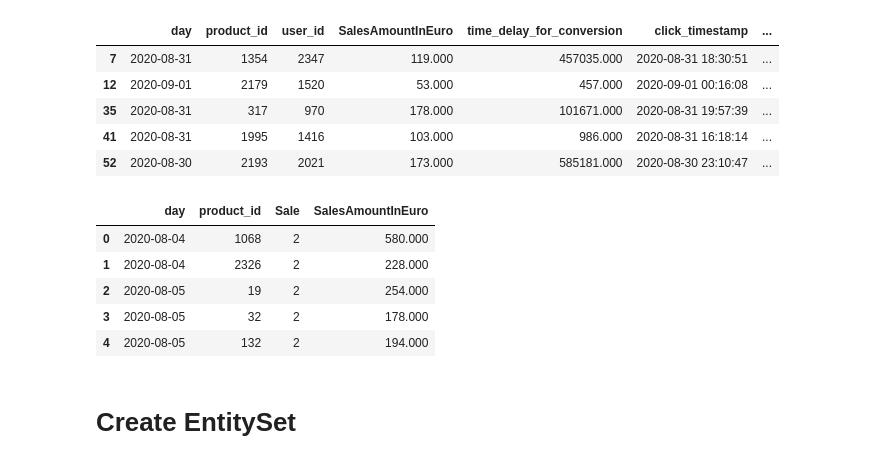
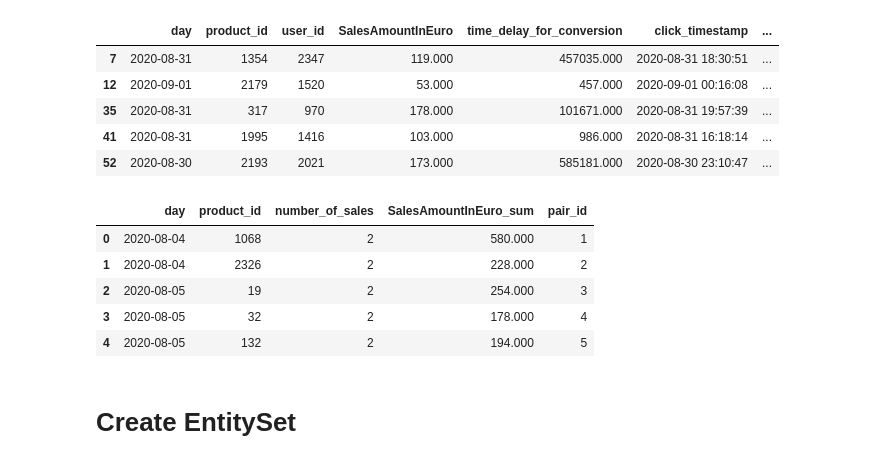
Before and after one commit to anras5/Criteo-Search-Data, a Jupyter notebook: dfs_criteo.ipynb, the cells around one changed output. Cells and saved outputs as stored; diff of their text form; code cells hidden in the pictures.

```diff
--- a/dfs_criteo.ipynb
+++ b/dfs_criteo.ipynb
@@ -146,15 +146,17 @@ df_transactions.head()
 # %%
 df_days_products = df_raw_encoded.groupby(['day', 'product_id']).agg({'Sale': 'size', 'SalesAmountInEuro': 'sum'})
 
+df_days_products.rename({'Sale': 'number_of_sales', 'SalesAmountInEuro': 'SalesAmountInEuro_sum'}, axis=1, inplace=True)
+df_days_products['pair_id'] = np.arange(1, len(df_days_products)+1)
 df_days_products.reset_index(inplace=True)
 df_days_products.head()
 # %% [output]
-|  | day | product_id | Sale | SalesAmountInEuro |
-| 0 | 2020-08-04 | 1068 | 2 | 580.000 |
-| 1 | 2020-08-04 | 2326 | 2 | 228.000 |
-| 2 | 2020-08-05 | 19 | 2 | 254.000 |
-| 3 | 2020-08-05 | 32 | 2 | 178.000 |
-| 4 | 2020-08-05 | 132 | 2 | 194.000 |
+|  | day | product_id | number_of_sales | SalesAmountInEuro_sum | pair_id |
+| 0 | 2020-08-04 | 1068 | 2 | 580.000 | 1 |
+| 1 | 2020-08-04 | 2326 | 2 | 228.000 | 2 |
+| 2 | 2020-08-05 | 19 | 2 | 254.000 | 3 |
+| 3 | 2020-08-05 | 32 | 2 | 178.000 | 4 |
+| 4 | 2020-08-05 | 132 | 2 | 194.000 | 5 |
 # %% [markdown]
 # Create EntitySet
 # %%
```
Also changed, not shown: parts of 2 cells of this notebook.
